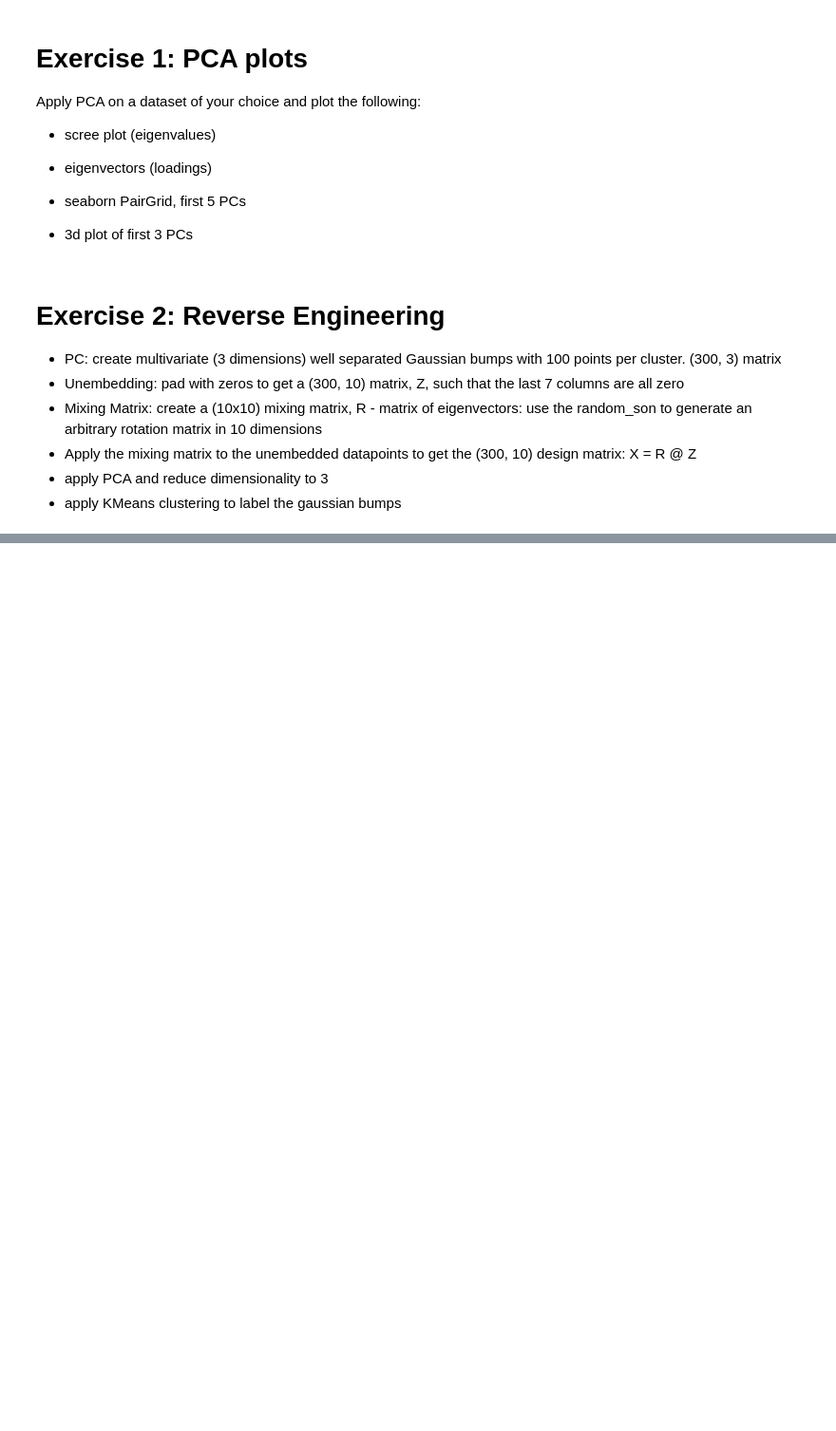
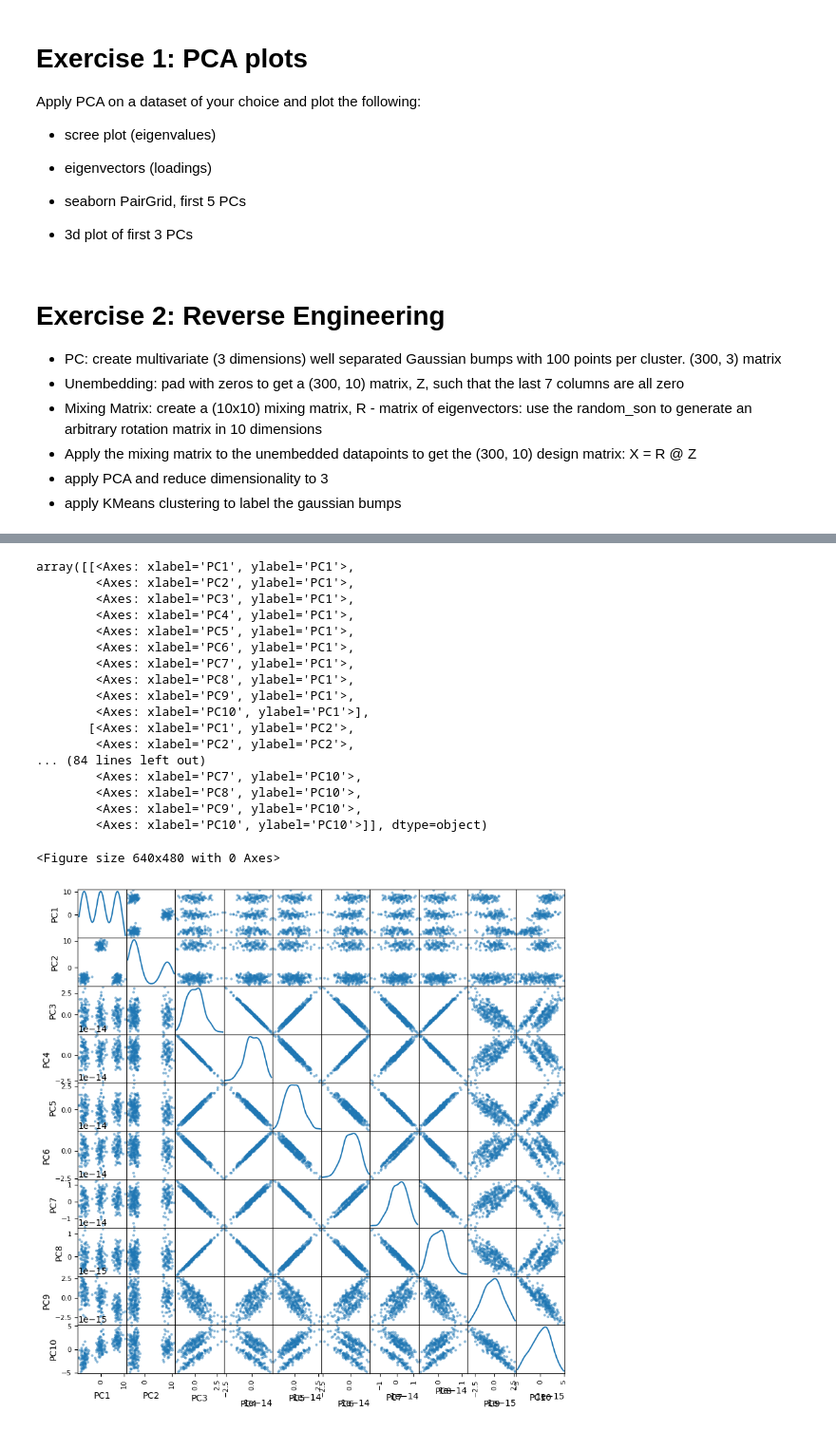
Before and after one commit to arashshahidi1997/NeuroPySeminar, a Jupyter notebook: W04_PCA/exercise/pca_exercise.ipynb, the cells around one changed output, grey strips where cells are left out. Shown: that part at 95% size. Cells and saved outputs as stored; diff of their text form; code cells hidden in the pictures; blank space fills up the shorter version.

```diff
--- a/W04_PCA/exercise/pca_exercise.ipynb
+++ b/W04_PCA/exercise/pca_exercise.ipynb
@@ -77,0 +135,25 @@ Determinant (should be 1):
+# %%
+# pairgrid
+df = pd.DataFrame(S_pca, columns=[f'PC{i}' for i in range(1, 11)])
+plt.figure()
+pd.plotting.scatter_matrix(df, alpha=0.5, figsize=(10, 10), diagonal='kde')
+# %% [output]
+array([[<Axes: xlabel='PC1', ylabel='PC1'>,
+        <Axes: xlabel='PC2', ylabel='PC1'>,
+        <Axes: xlabel='PC3', ylabel='PC1'>,
+        <Axes: xlabel='PC4', ylabel='PC1'>,
+        <Axes: xlabel='PC5', ylabel='PC1'>,
+        <Axes: xlabel='PC6', ylabel='PC1'>,
+        <Axes: xlabel='PC7', ylabel='PC1'>,
+        <Axes: xlabel='PC8', ylabel='PC1'>,
+        <Axes: xlabel='PC9', ylabel='PC1'>,
+        <Axes: xlabel='PC10', ylabel='PC1'>],
+       [<Axes: xlabel='PC1', ylabel='PC2'>,
+        <Axes: xlabel='PC2', ylabel='PC2'>,
+... (84 lines left out)
+        <Axes: xlabel='PC7', ylabel='PC10'>,
+        <Axes: xlabel='PC8', ylabel='PC10'>,
+        <Axes: xlabel='PC9', ylabel='PC10'>,
+        <Axes: xlabel='PC10', ylabel='PC10'>]], dtype=object)
+<Figure size 640x480 with 0 Axes>
+[figure, added]
```
Also changed, not shown: parts of 7 cells of this notebook, 16 other files.
